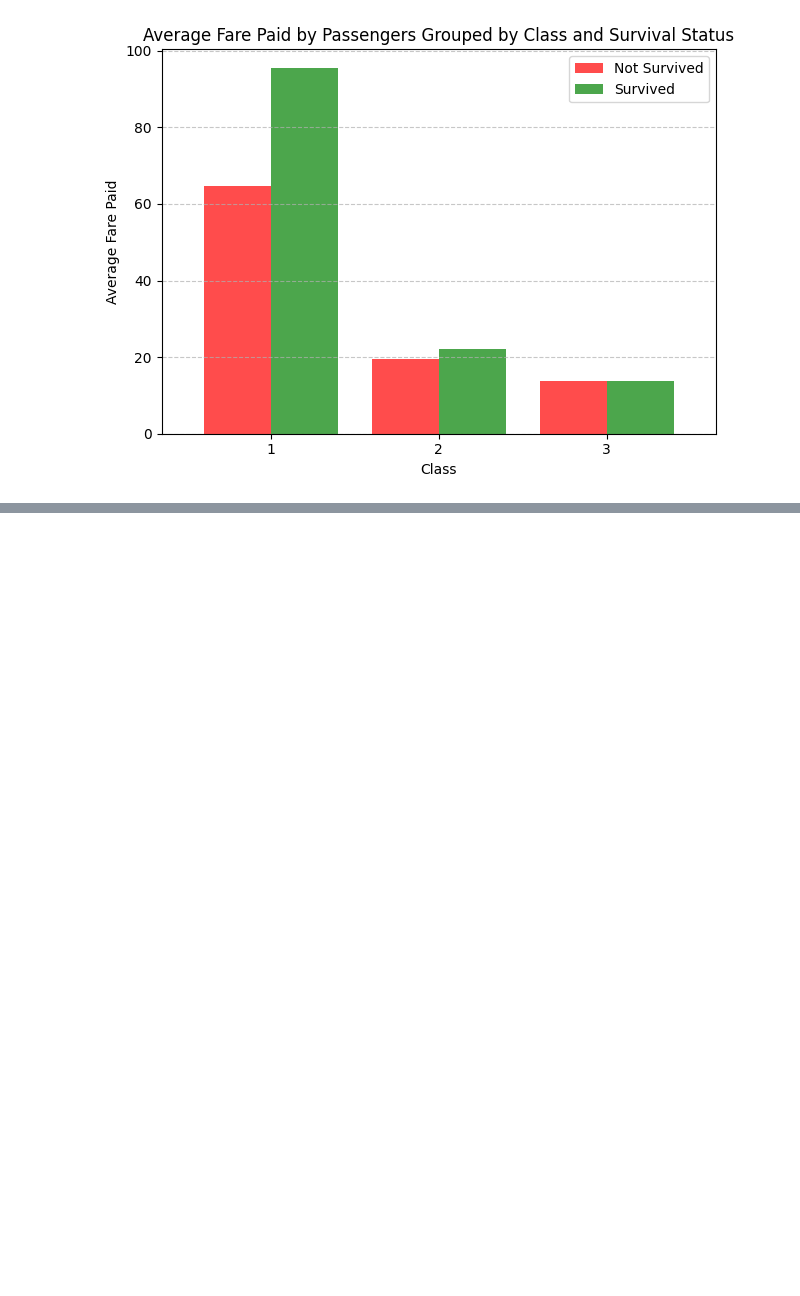
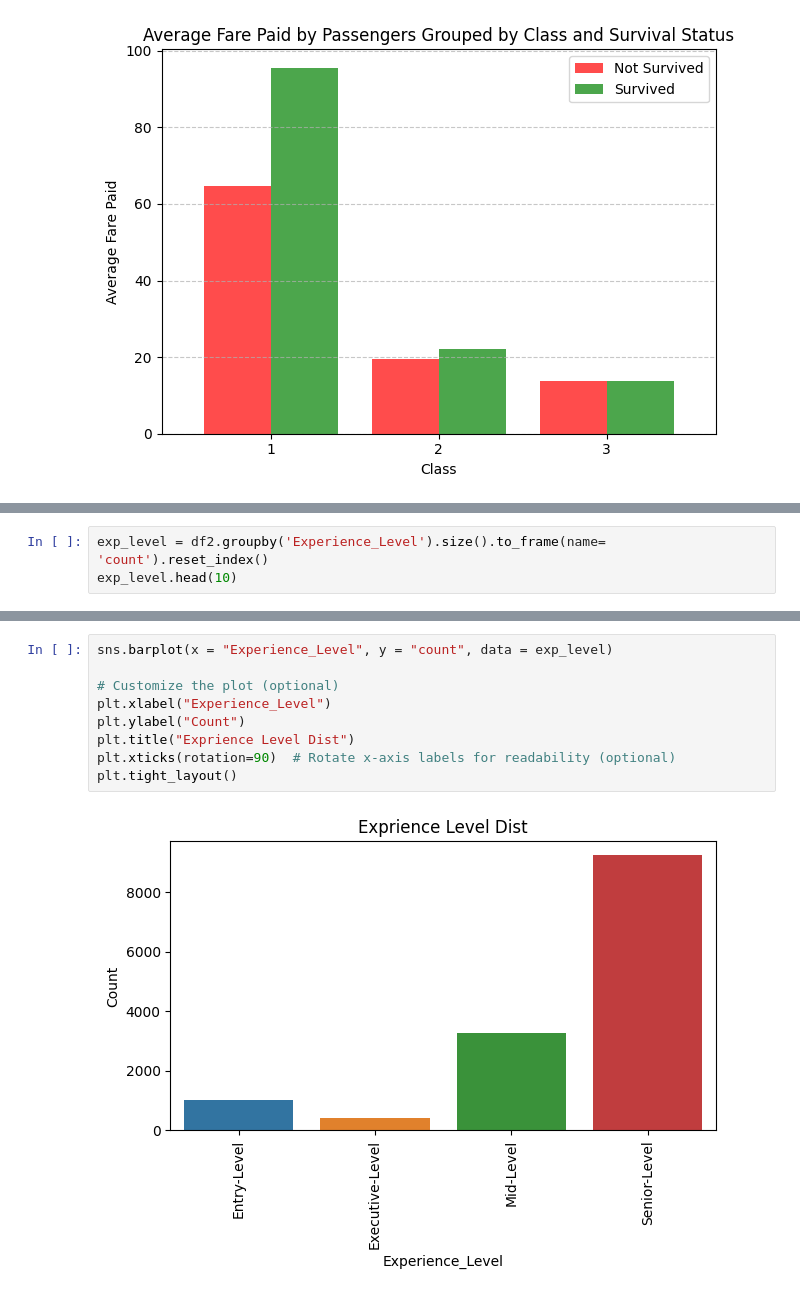
Before and after one commit to eslami200117/Data-Science, a Jupyter notebook: CA2/CA2.ipynb, the cells around one changed output, grey strips where cells are left out. Cells and saved outputs as stored; diff of their text form; blank space fills up the shorter version.

```diff
--- a/CA2/CA2.ipynb
+++ b/CA2/CA2.ipynb
@@ -363,0 +473,3 @@ plt.show()
+# %%
+exp_level = df2.groupby('Experience_Level').size().to_frame(name= 'count').reset_index()
+exp_level.head(10)
@@ -363,0 +482,11 @@ plt.show()
+# %%
+sns.barplot(x = "Experience_Level", y = "count", data = exp_level)
+
+# Customize the plot (optional)
+plt.xlabel("Experience_Level")
+plt.ylabel("Count")
+plt.title("Exprience Level Dist")
+plt.xticks(rotation=90)  # Rotate x-axis labels for readability (optional)
+plt.tight_layout()
+# %% [output]
+[figure, added]
```
Also changed, not shown: parts of 25 cells of this notebook.
